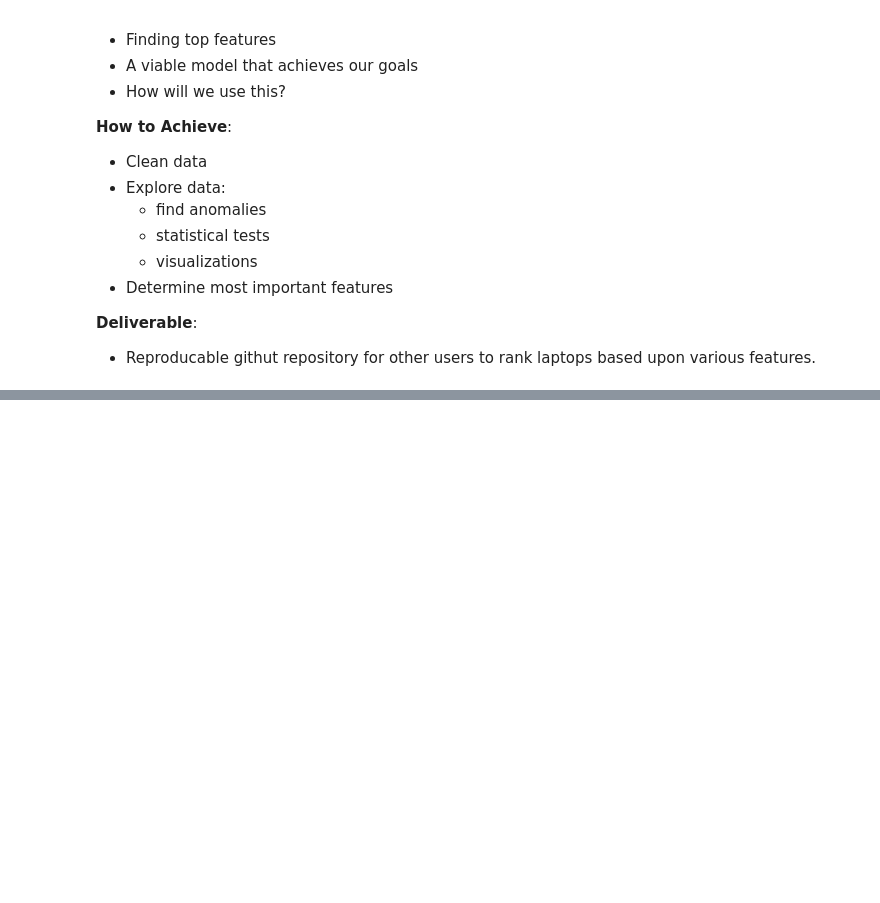
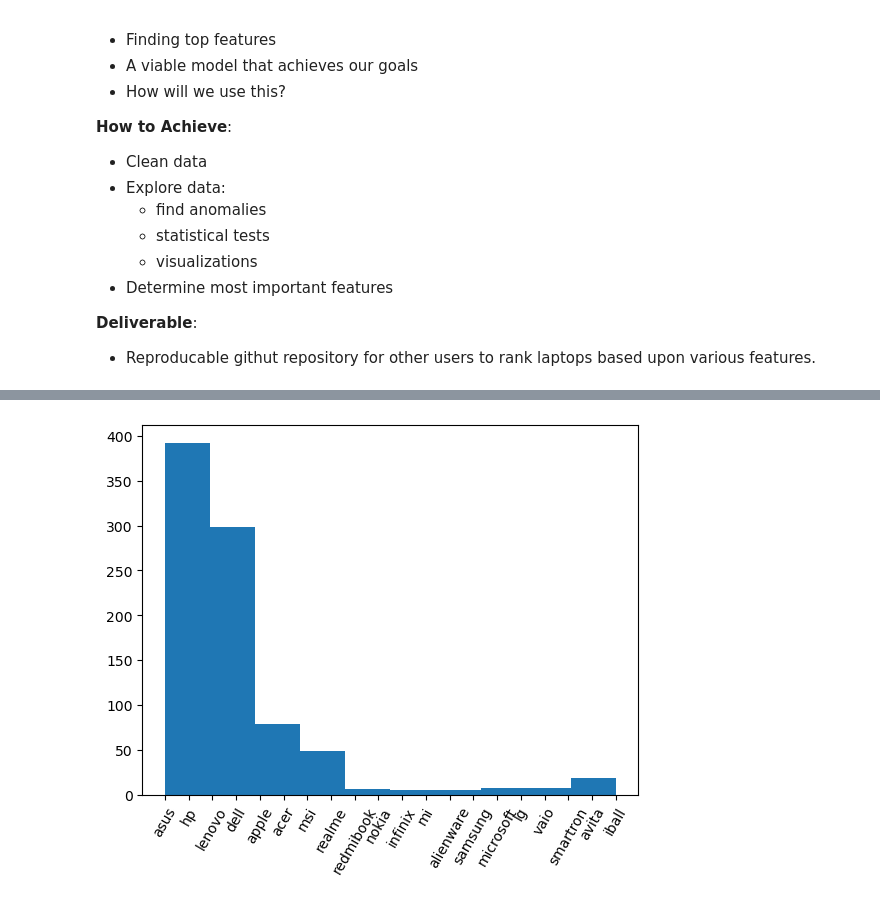
Before and after one commit to laptop-project/data, a Jupyter notebook: shawn_workbook.ipynb, the cells around one changed output, grey strips where cells are left out. Drawn from its saved outputs; the diff is of its cells as text; code cells hidden in the pictures; blank space fills up the shorter version.

```diff
--- a/shawn_workbook.ipynb
+++ b/shawn_workbook.ipynb
@@ -443,0 +494,8 @@ sns.displot(df, x=top8)
+# %%
+plt.hist(data=df, x='brand')
+
+plt.xticks(rotation = 420)
+
+plt.show()
+# %% [output]
+[figure, added]
```
Also changed, not shown: parts of 12 cells of this notebook.
